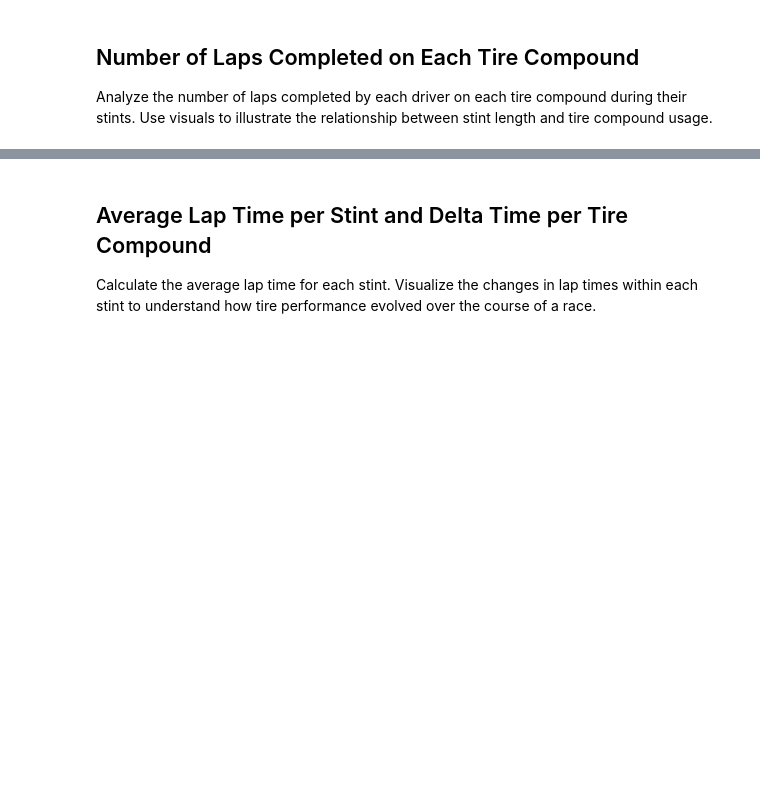
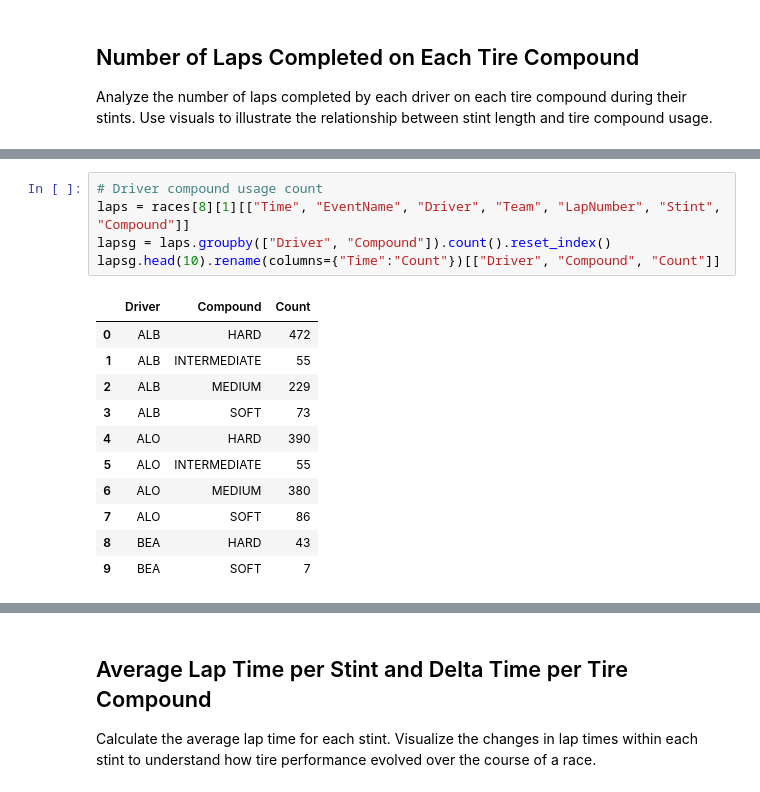
Before and after one commit to MyNameIsCalvinDavis/Data-Science, a Jupyter notebook: F1/F1.ipynb, the cells around one changed output, grey strips where cells are left out. Saved outputs shown, nothing was run; the diff lists cells and outputs as text; blank space fills up the shorter version.

```diff
--- a/F1/F1.ipynb
+++ b/F1/F1.ipynb
@@ -348,0 +371,17 @@ Analyze the number of laps completed by each driver on each tire compound during
+# %%
+# Driver compound usage count
+laps = races[8][1][["Time", "EventName", "Driver", "Team", "LapNumber", "Stint", "Compound"]]
+lapsg = laps.groupby(["Driver", "Compound"]).count().reset_index()
+lapsg.head(10).rename(columns={"Time":"Count"})[["Driver", "Compound", "Count"]]
+# %% [output]
+|  | Driver | Compound | Count |
+| 0 | ALB | HARD | 472 |
+| 1 | ALB | INTERMEDIATE | 55 |
+| 2 | ALB | MEDIUM | 229 |
+| 3 | ALB | SOFT | 73 |
+| 4 | ALO | HARD | 390 |
+| 5 | ALO | INTERMEDIATE | 55 |
+| 6 | ALO | MEDIUM | 380 |
+| 7 | ALO | SOFT | 86 |
+| 8 | BEA | HARD | 43 |
+| 9 | BEA | SOFT | 7 |
```
Also changed, not shown: parts of 7 cells of this notebook.
